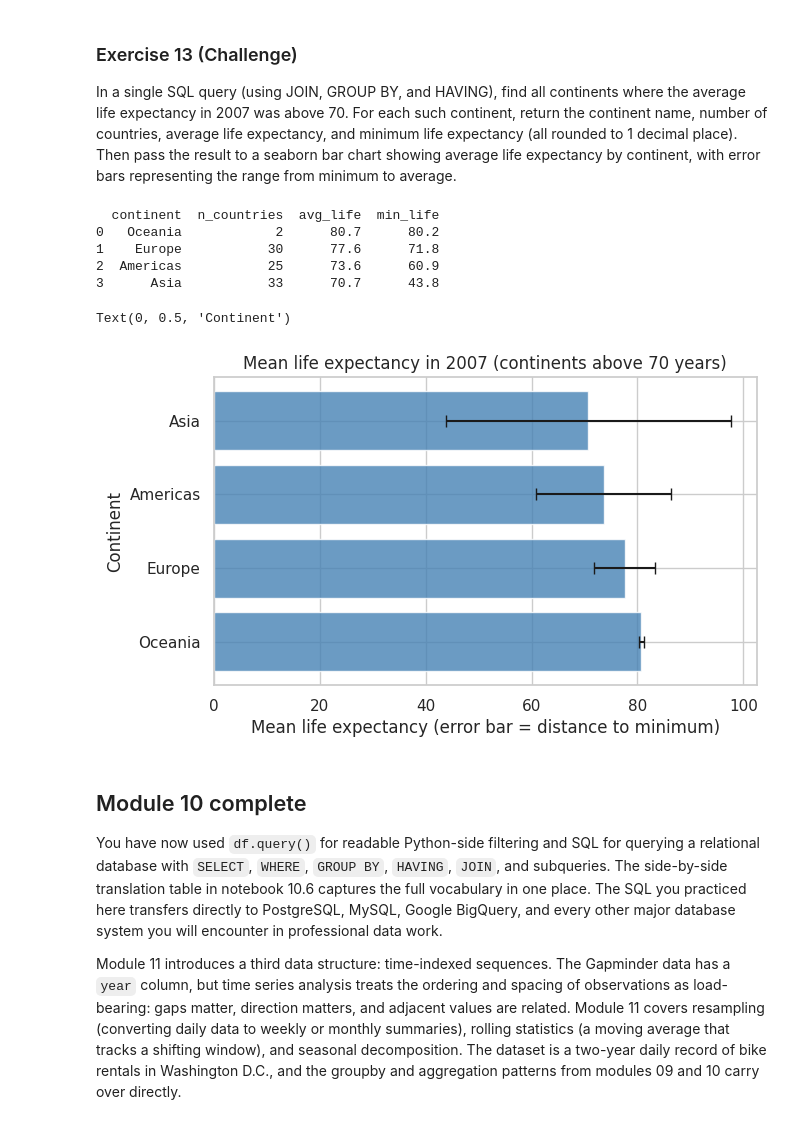
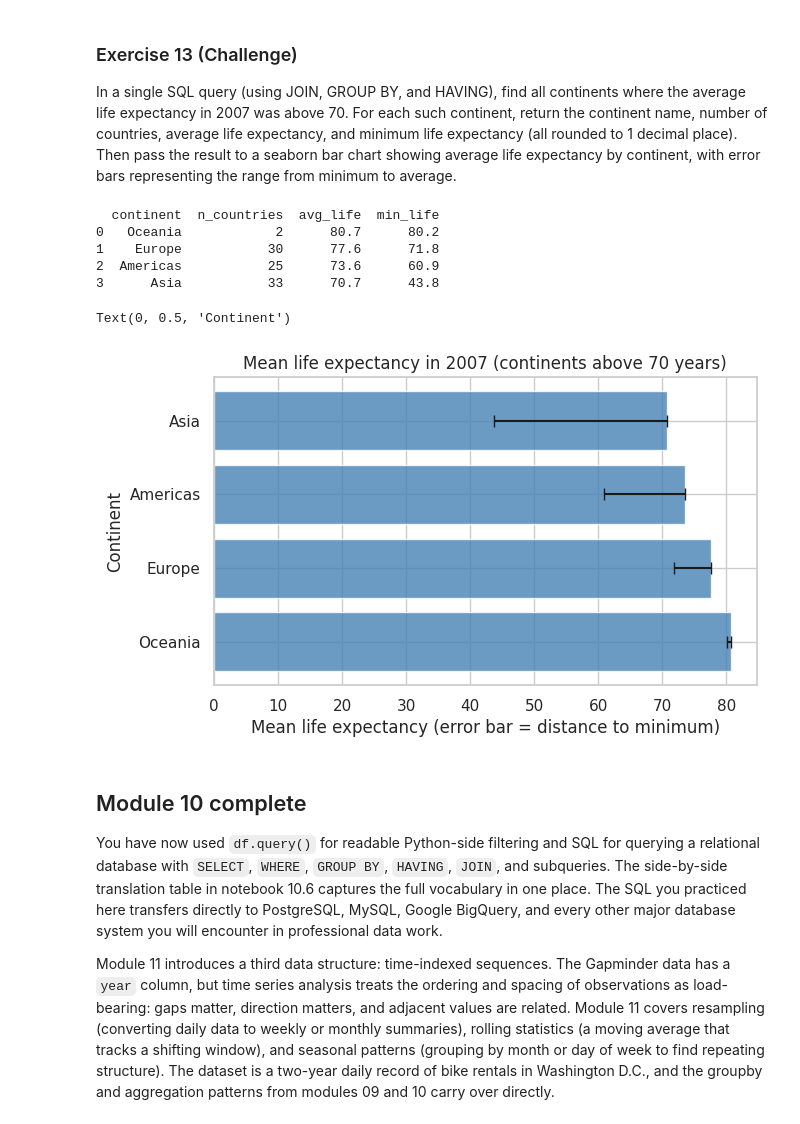
Before and after one commit to bsheese/225, a Jupyter notebook: 10_pandas_sql/10_7_Exercises.ipynb, the cells around one changed output. Saved outputs shown, nothing was run; the diff lists cells and outputs as text; code cells hidden in the pictures.

```diff
--- a/10_pandas_sql/10_7_Exercises.ipynb
+++ b/10_pandas_sql/10_7_Exercises.ipynb
@@ -363,38 +374,38 @@ summary = pd.read_sql("""
     SELECT c.continent,
            COUNT(DISTINCT m.country) AS n_countries,
            ROUND(AVG(m.lifeExp), 1) AS avg_life,
            ROUND(MIN(m.lifeExp), 1) AS min_life
     FROM measurements AS m
     INNER JOIN countries AS c ON m.country = c.country
     WHERE m.year = 2007
     GROUP BY c.continent
     HAVING AVG(m.lifeExp) > 70
     ORDER BY avg_life DESC
 """, conn)
 
 print(summary)
 
 fig, ax = plt.subplots(figsize=(7, 4))
 ax.barh(
     summary["continent"],
     summary["avg_life"],
-    xerr=summary["avg_life"] - summary["min_life"],
+    xerr=[summary["avg_life"] - summary["min_life"], [0] * len(summary)],
     color="steelblue", capsize=4, alpha=0.8
 )
 ax.set_title("Mean life expectancy in 2007 (continents above 70 years)")
 ax.set_xlabel("Mean life expectancy (error bar = distance to minimum)")
 ax.set_ylabel("Continent")
 # %% [output]
   continent  n_countries  avg_life  min_life
 0   Oceania            2      80.7      80.2
 1    Europe           30      77.6      71.8
 2  Americas           25      73.6      60.9
 3      Asia           33      70.7      43.8
 Text(0, 0.5, 'Continent')
-[figure, old version]
+[figure, new version]
 # %% [markdown]
 ## Module 10 complete
 
 You have now used `df.query()` for readable Python-side filtering and SQL for querying a relational database with `SELECT`, `WHERE`, `GROUP BY`, `HAVING`, `JOIN`, and subqueries. The side-by-side translation table in notebook 10.6 captures the full vocabulary in one place. The SQL you practiced here transfers directly to PostgreSQL, MySQL, Google BigQuery, and every other major database system you will encounter in professional data work.
 
-Module 11 introduces a third data structure: time-indexed sequences. The Gapminder data has a `year` column, but time series analysis treats the ordering and spacing of observations as load-bearing: gaps matter, direction matters, and adjacent values are related. Module 11 covers resampling (converting daily data to weekly or monthly summaries), rolling statistics (a moving average that tracks a shifting window), and seasonal decomposition. The dataset is a two-year daily record of bike rentals in Washington D.C., and the groupby and aggregation patterns from modules 09 and 10 carry over directly.
+Module 11 introduces a third data structure: time-indexed sequences. The Gapminder data has a `year` column, but time series analysis treats the ordering and spacing of observations as load-bearing: gaps matter, direction matters, and adjacent values are related. Module 11 covers resampling (converting daily data to weekly or monthly summaries), rolling statistics (a moving average that tracks a shifting window), and seasonal patterns (grouping by month or day of week to find repeating structure). The dataset is a two-year daily record of bike rentals in Washington D.C., and the groupby and aggregation patterns from modules 09 and 10 carry over directly.
```
Also changed, not shown: parts of 1 cell of this notebook, 31 other files.
